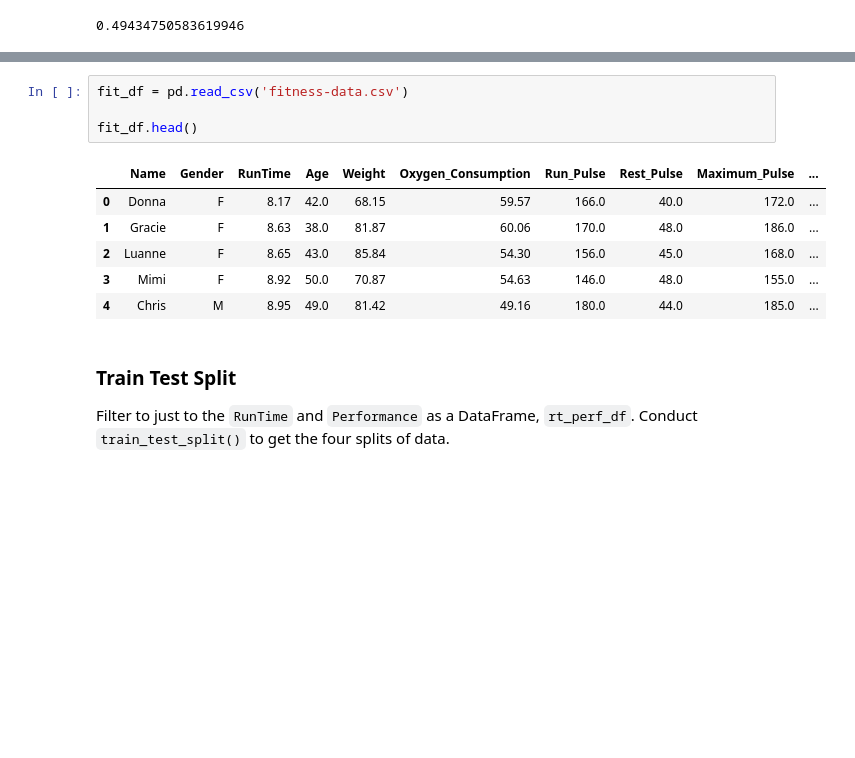
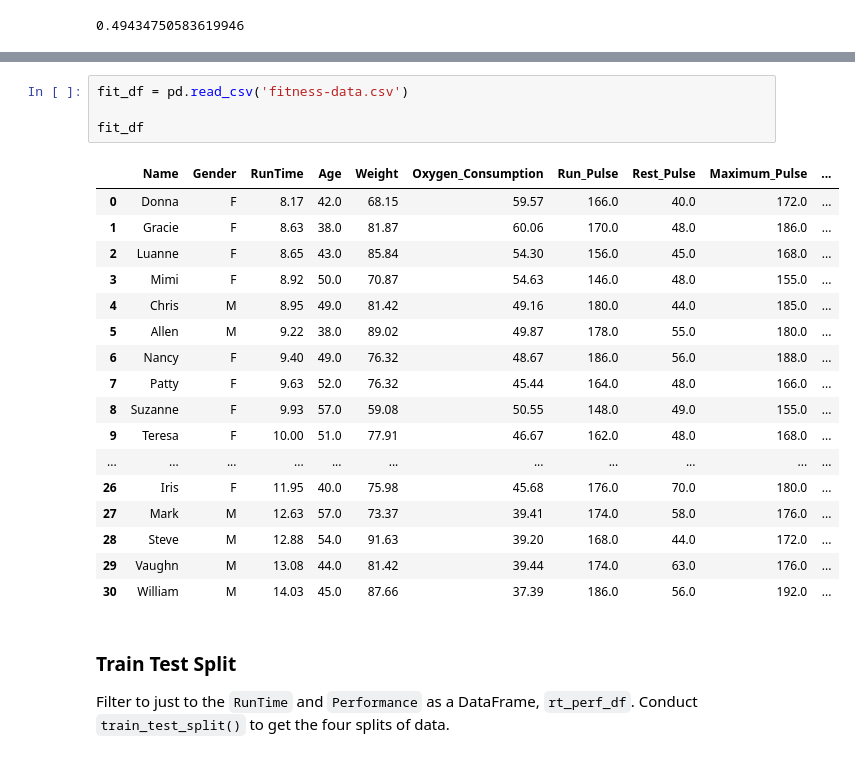
Before and after one commit to jermsinarocket/Hackwagon-DS102, a Jupyter notebook: Week 5/In-Class Exercise/Hackwagon_Academy_DS102_-_Lesson_5_-_Supervised_Learning_-_Student.ipynb, the cells around one changed output, grey strips where cells are left out. Cells and saved outputs as stored; diff of their text form; blank space fills up the shorter version.

```diff
--- a/Week 5/In-Class Exercise/Hackwagon_Academy_DS102_-_Lesson_5_-_Supervised_Learning_-_Student.ipynb
+++ b/Week 5/In-Class Exercise/Hackwagon_Academy_DS102_-_Lesson_5_-_Supervised_Learning_-_Student.ipynb
@@ -193,14 +193,25 @@ Read the `fitness-data.csv` as `fit_df`.
 # %%
 fit_df = pd.read_csv('fitness-data.csv')
 
-fit_df.head()
+fit_df
 # %% [output]
 |  | Name | Gender | RunTime | Age | Weight | Oxygen_Consumption | Run_Pulse | Rest_Pulse | Maximum_Pulse | ... |
 | 0 | Donna | F | 8.17 | 42.0 | 68.15 | 59.57 | 166.0 | 40.0 | 172.0 | ... |
 | 1 | Gracie | F | 8.63 | 38.0 | 81.87 | 60.06 | 170.0 | 48.0 | 186.0 | ... |
 | 2 | Luanne | F | 8.65 | 43.0 | 85.84 | 54.30 | 156.0 | 45.0 | 168.0 | ... |
 | 3 | Mimi | F | 8.92 | 50.0 | 70.87 | 54.63 | 146.0 | 48.0 | 155.0 | ... |
 | 4 | Chris | M | 8.95 | 49.0 | 81.42 | 49.16 | 180.0 | 44.0 | 185.0 | ... |
+| 5 | Allen | M | 9.22 | 38.0 | 89.02 | 49.87 | 178.0 | 55.0 | 180.0 | ... |
+| 6 | Nancy | F | 9.40 | 49.0 | 76.32 | 48.67 | 186.0 | 56.0 | 188.0 | ... |
+| 7 | Patty | F | 9.63 | 52.0 | 76.32 | 45.44 | 164.0 | 48.0 | 166.0 | ... |
+| 8 | Suzanne | F | 9.93 | 57.0 | 59.08 | 50.55 | 148.0 | 49.0 | 155.0 | ... |
+| 9 | Teresa | F | 10.00 | 51.0 | 77.91 | 46.67 | 162.0 | 48.0 | 168.0 | ... |
+| ... | ... | ... | ... | ... | ... | ... | ... | ... | ... | ... |
+| 26 | Iris | F | 11.95 | 40.0 | 75.98 | 45.68 | 176.0 | 70.0 | 180.0 | ... |
+| 27 | Mark | M | 12.63 | 57.0 | 73.37 | 39.41 | 174.0 | 58.0 | 176.0 | ... |
+| 28 | Steve | M | 12.88 | 54.0 | 91.63 | 39.20 | 168.0 | 44.0 | 172.0 | ... |
+| 29 | Vaughn | M | 13.08 | 44.0 | 81.42 | 39.44 | 174.0 | 63.0 | 176.0 | ... |
+| 30 | William | M | 14.03 | 45.0 | 87.66 | 37.39 | 186.0 | 56.0 | 192.0 | ... |
 # %% [markdown]
 ### Train Test Split
 
```
Also changed, not shown: parts of 2 cells of this notebook, 3 other files.
